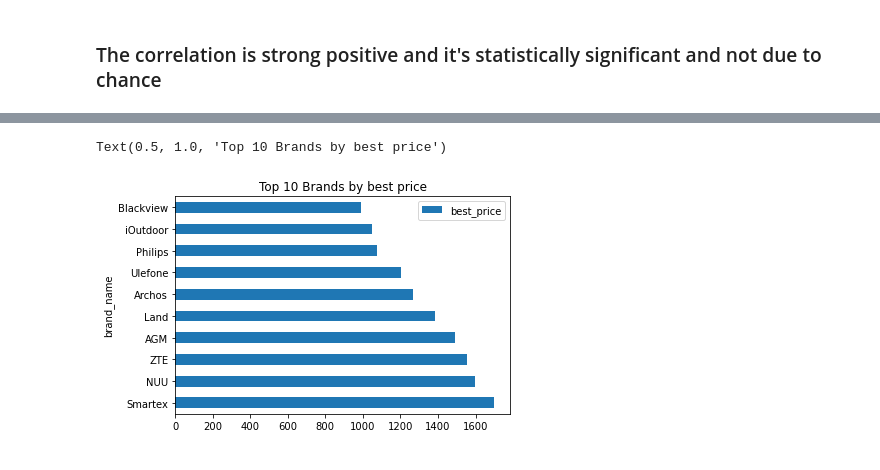
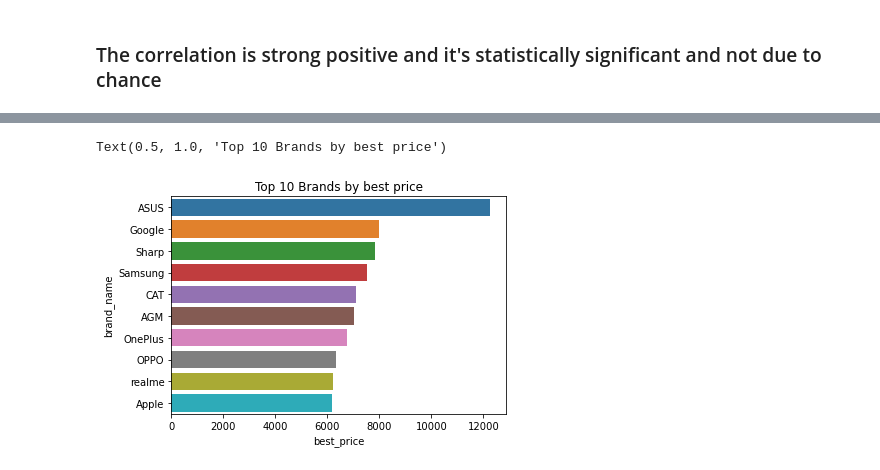
Before and after one commit to KhadijahMohamedAbd/Mobile_phones_Project, a Jupyter notebook: Mobile_Phones_Project.ipynb, the cells around one changed output, grey strips where cells are left out. Saved outputs shown, nothing was run; the diff lists cells and outputs as text; code cells hidden in the pictures.

```diff
--- a/Mobile_Phones_Project.ipynb
+++ b/Mobile_Phones_Project.ipynb
@@ -288,3 +348,5 @@ See the caveats in the documentation: https://pandas.pydata.org/pandas-docs/stab
+# %%
+df['lowest_price'].fillna('3643.809523809524', inplace=True)
 # %%
 df.shape
 # %% [output]
@@ -292,2 +353,0 @@ df.shape
-# %%
-df.drop(columns=["os"], axis=1, inplace=True)
@@ -307,0 +385,3 @@ df.head()
+# %%
+df[['highest_price','lowest_price','screen_size','battery_size']]=df[['highest_price','lowest_price','screen_size','battery_size']].astype('float64')
+df.info()
@@ -399,11 +526,11 @@ brand_category.sort_values('best_price', ascending=False, axis=0, inplace=True)
 # %%
 #Top 10 Brands by price
 brand_category=brand_category.head(10)
-brand_category.set_index('brand_name', inplace=True)
+#brand_category.set_index('brand_name', inplace=True)
 # %%
-brand_category.plot(kind='barh')
+sns.barplot(y='brand_name', x='best_price', data=brand_category)
 plt.title('Top 10 Brands by best price')
 # %% [output]
 Text(0.5, 1.0, 'Top 10 Brands by best price')
-[figure, old version]
+[figure, new version]
 # %%
```
Also changed, not shown: parts of 59 cells of this notebook, 1 other file.
